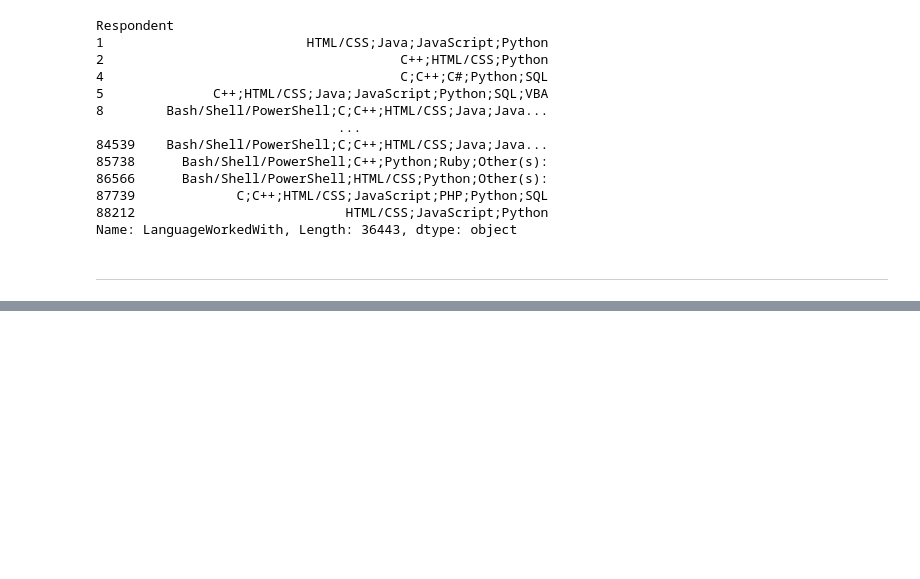
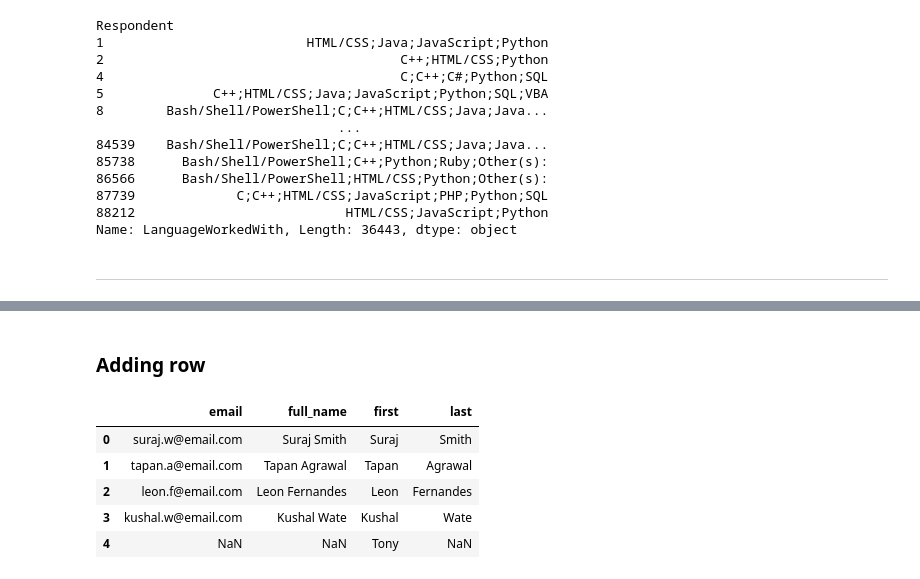
Before and after one commit to surajwate/Important-Python-Concepts, a Jupyter notebook: Pandas/pandas.ipynb, the cells around one changed output, grey strips where cells are left out. Cells and saved outputs as stored; diff of their text form; code cells hidden in the pictures; blank space fills up the shorter version.

```diff
--- a/Pandas/pandas.ipynb
+++ b/Pandas/pandas.ipynb
@@ -479,0 +636,5 @@ people_df
+# %%
+# Same example with lambda funtion
+
+people_df['email'] = people_df['email'].apply(lambda x: x.lower())
+people_df
@@ -481,0 +796,4 @@ people_df
+# %%
+
+
+people_df['full_name'] = people_df['first'] + ' ' + people_df['last']
@@ -481,0 +840,11 @@ people_df
+# %% [markdown]
+### Adding row
+# %%
+people_df.append({'first':'Tony'}, ignore_index=True)
+# %% [output]
+|  | email | full_name | first | last |
+| 0 | suraj.w@email.com | Suraj Smith | Suraj | Smith |
+| 1 | tapan.a@email.com | Tapan Agrawal | Tapan | Agrawal |
+| 2 | leon.f@email.com | Leon Fernandes | Leon | Fernandes |
+| 3 | kushal.w@email.com | Kushal Wate | Kushal | Wate |
+| 4 | NaN | NaN | Tony | NaN |
```
Also changed, not shown: parts of 77 cells of this notebook.
